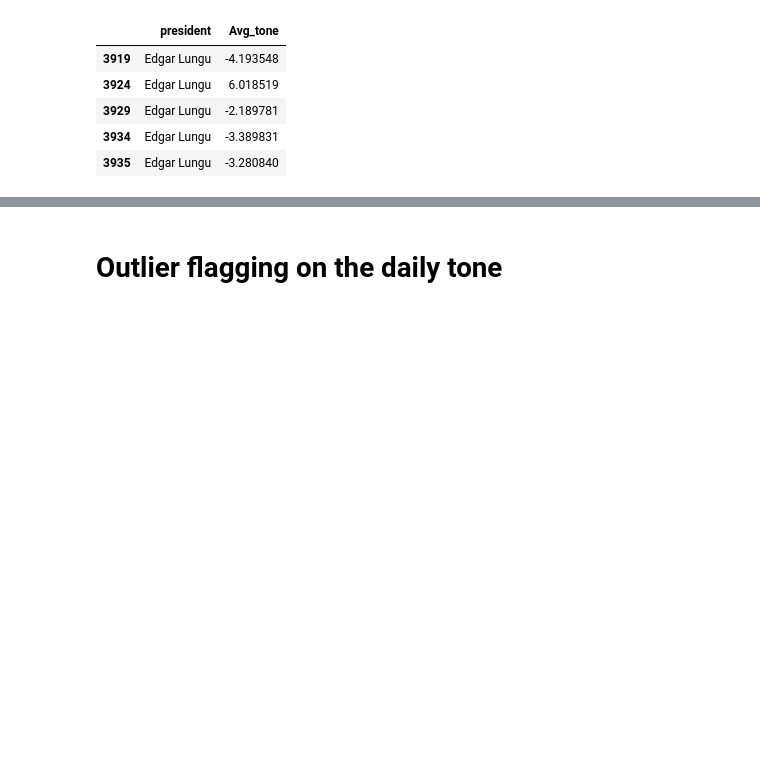
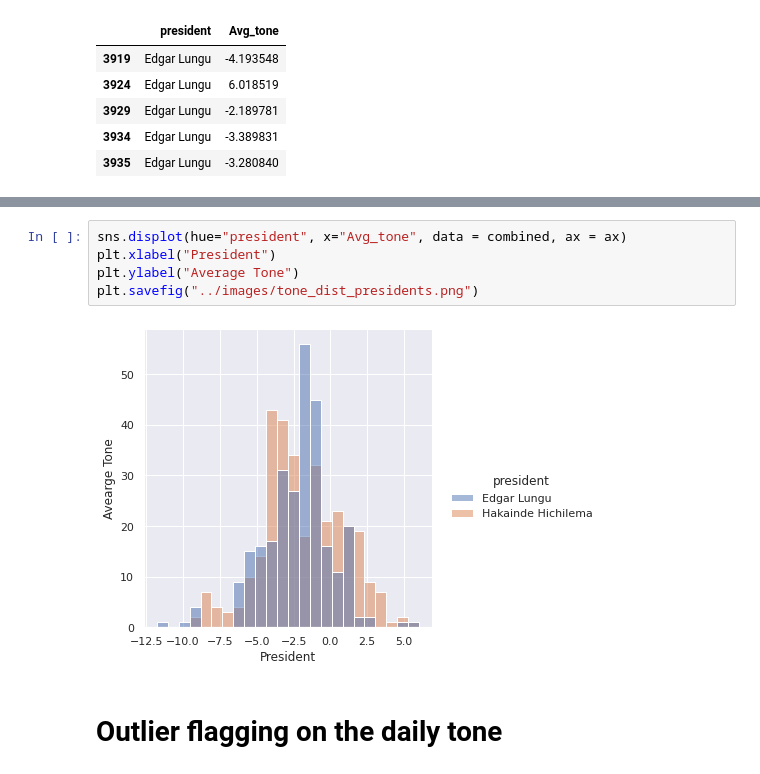
Before and after one commit to SitwalaM/nlp_gdelt_zambia_debt_analysis, a Jupyter notebook: notebooks/main_gdelt_zambia.ipynb, the cells around one changed output, grey strips where cells are left out. Drawn from its saved outputs; the diff is of its cells as text; blank space fills up the shorter version.

```diff
--- a/notebooks/main_gdelt_zambia.ipynb
+++ b/notebooks/main_gdelt_zambia.ipynb
@@ -302,6 +310,13 @@ plt.ylabel("Avearge Tone")
 plt.savefig("../images/tone_violin_presidents.png")
 # %% [output]
 [figure]
+# %%
+sns.displot(hue="president", x="Avg_tone", data = combined, ax = ax)
+plt.xlabel("President")
+plt.ylabel("Average Tone")
+plt.savefig("../images/tone_dist_presidents.png")
+# %% [output]
+[figure, added]
 # %% [markdown]
 # Outlier flagging on the daily tone
 # %%
```
Also changed, not shown: parts of 4 cells of this notebook, 3 other files.
